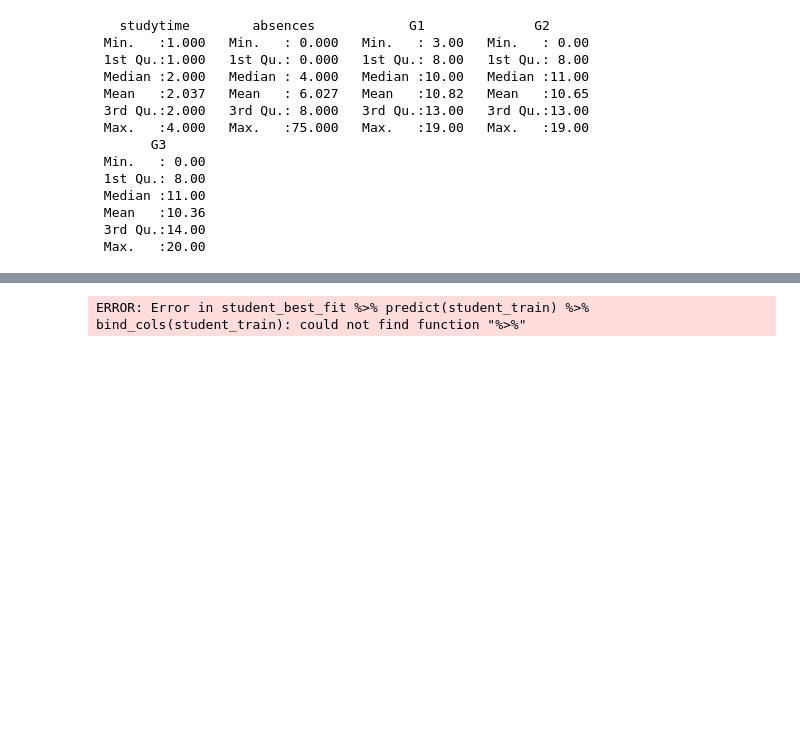
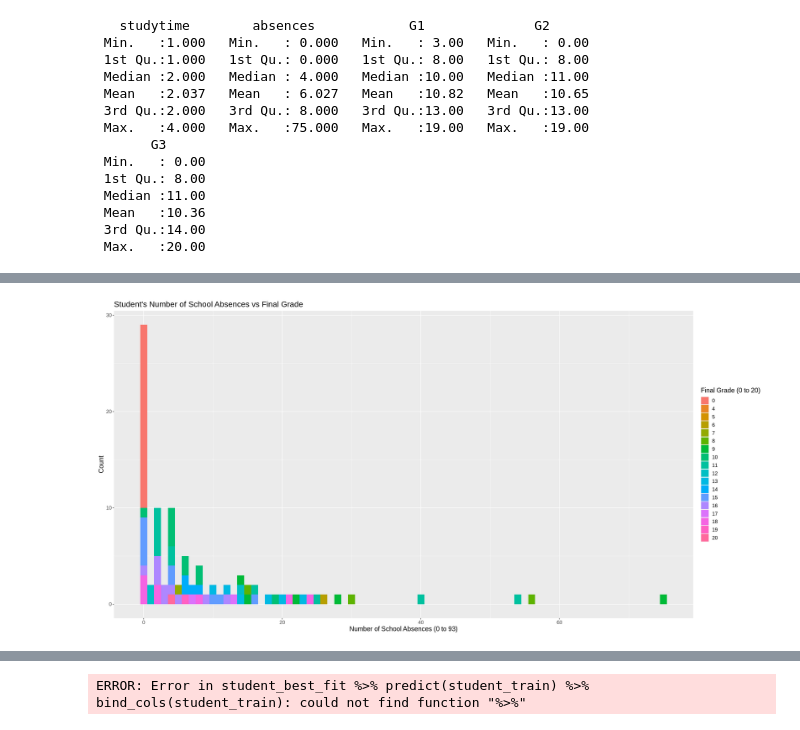
Before and after one commit to caileym3/ds-group-19-project-proposal, a Jupyter notebook: group_project_report.ipynb, the cells around one changed output, grey strips where cells are left out. Cells and saved outputs as stored; diff of their text form; code cells hidden in the pictures; blank space fills up the shorter version.

```diff
--- a/group_project_report.ipynb
+++ b/group_project_report.ipynb
@@ -145,0 +138,14 @@ G2_plot
+# %%
+#options(repr.plot.width = 20, repr.plot.height = 10)
+
+absences_plot <- student_train %>%
+    ggplot(aes(x = absences, fill = as_factor(G3))) +
+    geom_histogram(position = "identity", binwidth = 1) +
+    labs(x = "Number of School Absences (0 to 93)", y = "Count", fill = "Final Grade (0 to 20)") +
+    ggtitle("Student's Number of School Absences vs Final Grade") +
+    theme(text = element_text(size = 14)) #+
+    #coord_flip()
+
+absences_plot
+# %% [output]
+[figure, added]
```
Also changed, not shown: parts of 7 cells of this notebook.
